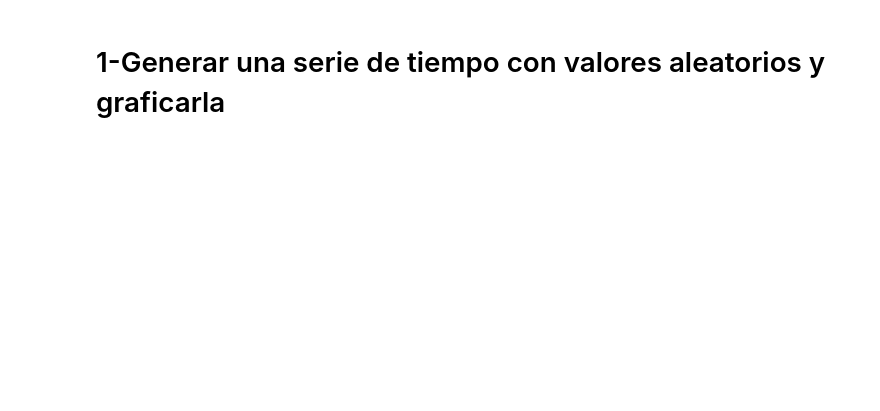
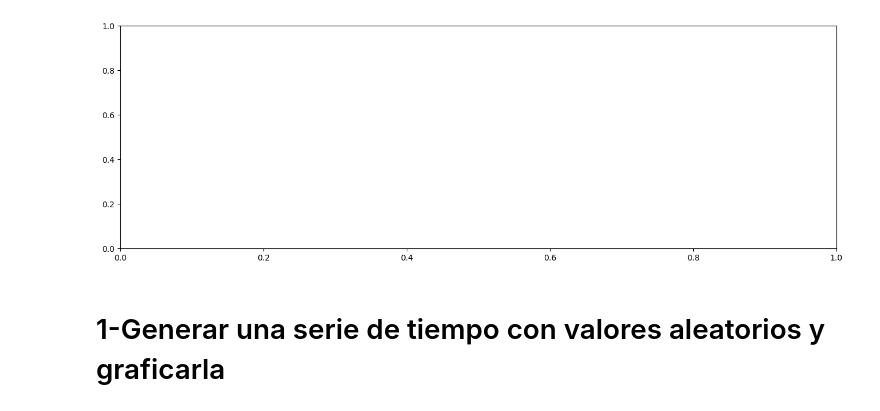
Before and after one commit to Paolino1994/TimeSeries, a Jupyter notebook: Ejercicios de clase/Clase 1/Analisis de series de tiempo actividad 1.ipynb, the cells around one changed output. Saved outputs shown, nothing was run; the diff lists cells and outputs as text; code cells hidden in the pictures; blank space fills up the shorter version.

```diff
--- a/Ejercicios de clase/Clase 1/Analisis de series de tiempo actividad 1.ipynb
+++ b/Ejercicios de clase/Clase 1/Analisis de series de tiempo actividad 1.ipynb
@@ -2,6 +2,10 @@
 import random
 import matplotlib.pyplot as plt
 import numpy as np
+# %%
+fig, ax = plt.subplots(1,1,figsize=(16,5))
+# %% [output]
+[figure, added]
 # %% [markdown]
 # 1-Generar una serie de tiempo con valores aleatorios y graficarla
 # %%
```
Also changed, not shown: parts of 27 cells of this notebook, 23 other files.
